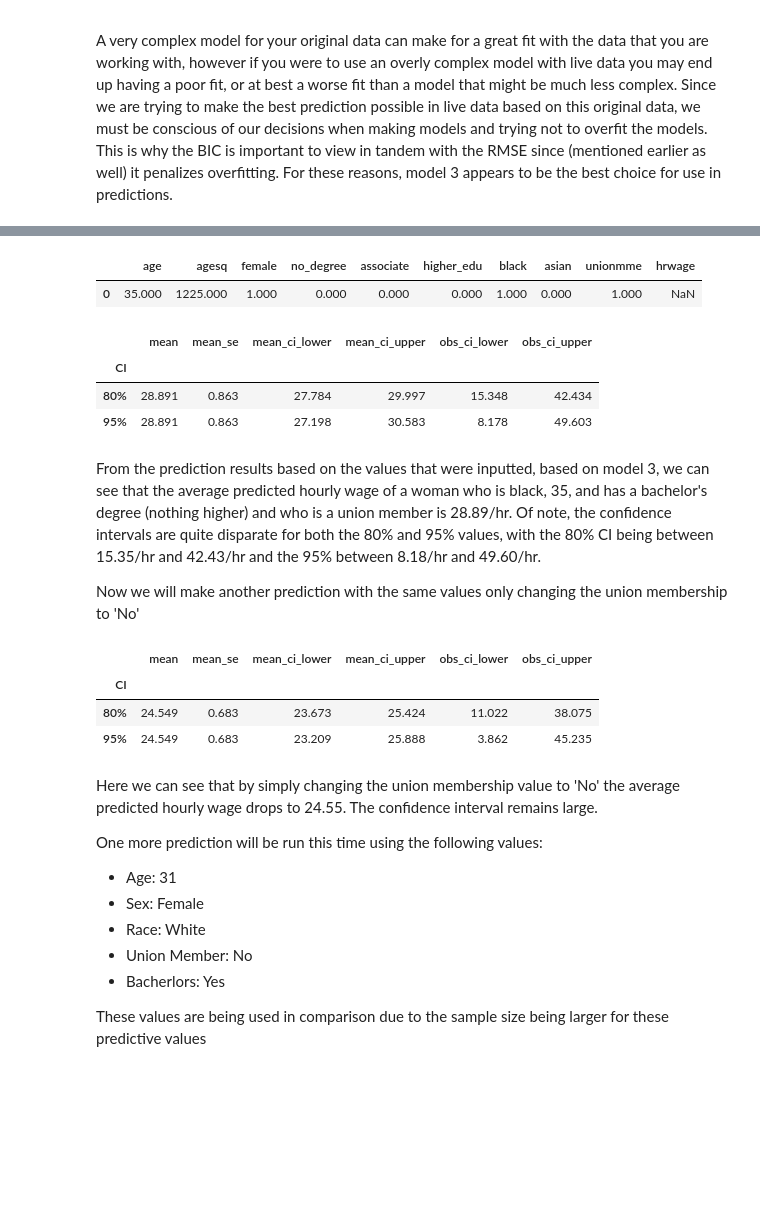
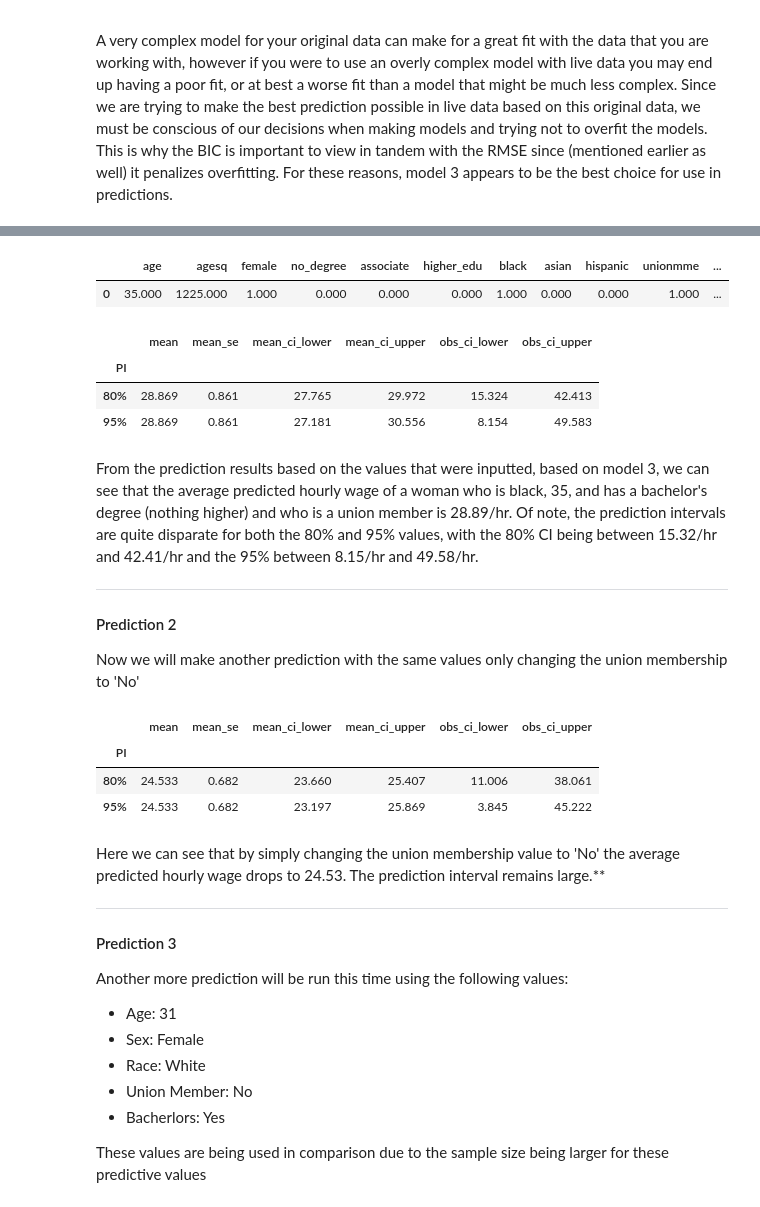
Before and after one commit to nxfern/DA3_Assignment_1, a Jupyter notebook: DA3_Assignment_1_NF.ipynb, the cells around one changed output, grey strips where cells are left out. Drawn from its saved outputs; the diff is of its cells as text; code cells hidden in the pictures; blank space fills up the shorter version.

Commit message:
Updated models, fixed typos and markdown formatting

```diff
--- a/DA3_Assignment_1_NF.ipynb
+++ b/DA3_Assignment_1_NF.ipynb
@@ -467,38 +496,40 @@ dtype: float64
 # %%
 # Creating variable `pv` for assigning predictive values
 pv = pd.DataFrame(pd.Series({
     "age":35,
     "agesq":35**2,
     "female":1,
     "no_degree":0,
     "associate":0,
     "higher_edu":0,
     "black":1,
     "asian":0,
+    "hispanic":0,
     "unionmme":1,
     "hrwage":np.nan,
 })).T
 pv
 # %% [output]
-|  | age | agesq | female | no_degree | associate | higher_edu | black | asian | unionmme | hrwage |
-| 0 | 35.000 | 1225.000 | 1.000 | 0.000 | 0.000 | 0.000 | 1.000 | 0.000 | 1.000 | NaN |
+|  | age | agesq | female | no_degree | associate | higher_edu | black | asian | hispanic | unionmme | ... |
+| 0 | 35.000 | 1225.000 | 1.000 | 0.000 | 0.000 | 0.000 | 1.000 | 0.000 | 0.000 | 1.000 | ... |
 # %%
-# Assigning first prediction to p1 and displaying prediction results, p1_95 with a 95% confidence interval and p1_80 with 80%
+# Assigning first prediction to p1 and displaying prediction results, p1_95 with a 95% prediction interval and p1_80 with 80%
 p1_95 = reg3.get_prediction(pv).summary_frame()
 p1_80 = reg3.get_prediction(pv).summary_frame(alpha=.2)
 
 df = pd.concat([p1_95, p1_80], axis=0, keys=['95%', '80%']).reset_index().groupby('level_0').value_counts().reset_index()
 df.drop(columns=['level_1', 'count'], inplace=True)
-df.rename(columns={'level_0': 'CI'}, inplace=True)
-df.set_index('CI')
+df.rename(columns={'level_0': 'PI'}, inplace=True)
+df.set_index('PI')
 # %% [output]
 |  | mean | mean_se | mean_ci_lower | mean_ci_upper | obs_ci_lower | obs_ci_upper |
-| CI |  |  |  |  |  |  |
-| 80% | 28.891 | 0.863 | 27.784 | 29.997 | 15.348 | 42.434 |
-| 95% | 28.891 | 0.863 | 27.198 | 30.583 | 8.178 | 49.603 |
+| PI |  |  |  |  |  |  |
+| 80% | 28.869 | 0.861 | 27.765 | 29.972 | 15.324 | 42.413 |
+| 95% | 28.869 | 0.861 | 27.181 | 30.556 | 8.154 | 49.583 |
 # %% [markdown]
-From the prediction results based on the values that were inputted, based on model 3, we can see that the average predicted hourly wage of a woman who is black, 35, and has a bachelor's degree (nothing higher) and who is a union member is 28.89/hr. Of note, the confidence intervals are quite disparate for both the 80% and 95% values, with the 80% CI being between 15.35/hr and 42.43/hr and the 95% between 8.18/hr and 49.60/hr.
-
+From the prediction results based on the values that were inputted, based on model 3, we can see that the average predicted hourly wage of a woman who is black, 35, and has a bachelor's degree (nothing higher) and who is a union member is 28.89/hr. Of note, the prediction intervals are quite disparate for both the 80% and 95% values, with the 80% CI being between 15.32/hr and 42.41/hr and the 95% between 8.15/hr and 49.58/hr.
+***
+#### Prediction 2
 Now we will make another prediction with the same values only changing the union membership to 'No'
 # %%
 # Changing union membership to no and running prediction
@@ -511,6 +542,7 @@ pv2 = pd.DataFrame(pd.Series({
     "higher_edu":0,
     "black":1,
     "asian":0,
+    "hispanic":0,
     "unionmme":0,
     "hrwage":np.nan,
 })).T
@@ -520,17 +552,18 @@ p2_80 = reg3.get_prediction(pv2).summary_frame(alpha=.2)
 
 df2 = pd.concat([p2_95, p2_80], axis=0, keys=['95%', '80%']).reset_index().groupby('level_0').value_counts().reset_index()
 df2.drop(columns=['level_1', 'count'], inplace=True)
-df2.rename(columns={'level_0': 'CI'}, inplace=True)
-df2.set_index('CI')
+df2.rename(columns={'level_0': 'PI'}, inplace=True)
+df2.set_index('PI')
 # %% [output]
 |  | mean | mean_se | mean_ci_lower | mean_ci_upper | obs_ci_lower | obs_ci_upper |
-| CI |  |  |  |  |  |  |
-| 80% | 24.549 | 0.683 | 23.673 | 25.424 | 11.022 | 38.075 |
-| 95% | 24.549 | 0.683 | 23.209 | 25.888 | 3.862 | 45.235 |
+| PI |  |  |  |  |  |  |
+| 80% | 24.533 | 0.682 | 23.660 | 25.407 | 11.006 | 38.061 |
+| 95% | 24.533 | 0.682 | 23.197 | 25.869 | 3.845 | 45.222 |
 # %% [markdown]
-Here we can see that by simply changing the union membership value to 'No' the average predicted hourly wage drops to 24.55. The confidence interval remains large.
-
-One more prediction will be run this time using the following values:
+Here we can see that by simply changing the union membership value to 'No' the average predicted hourly wage drops to 24.53. The prediction interval remains large.**
+***
+#### Prediction 3
+Another more prediction will be run this time using the following values:
 - Age: 31
 - Sex: Female
 - Race: White
```
Also changed, not shown: parts of 32 cells of this notebook.
